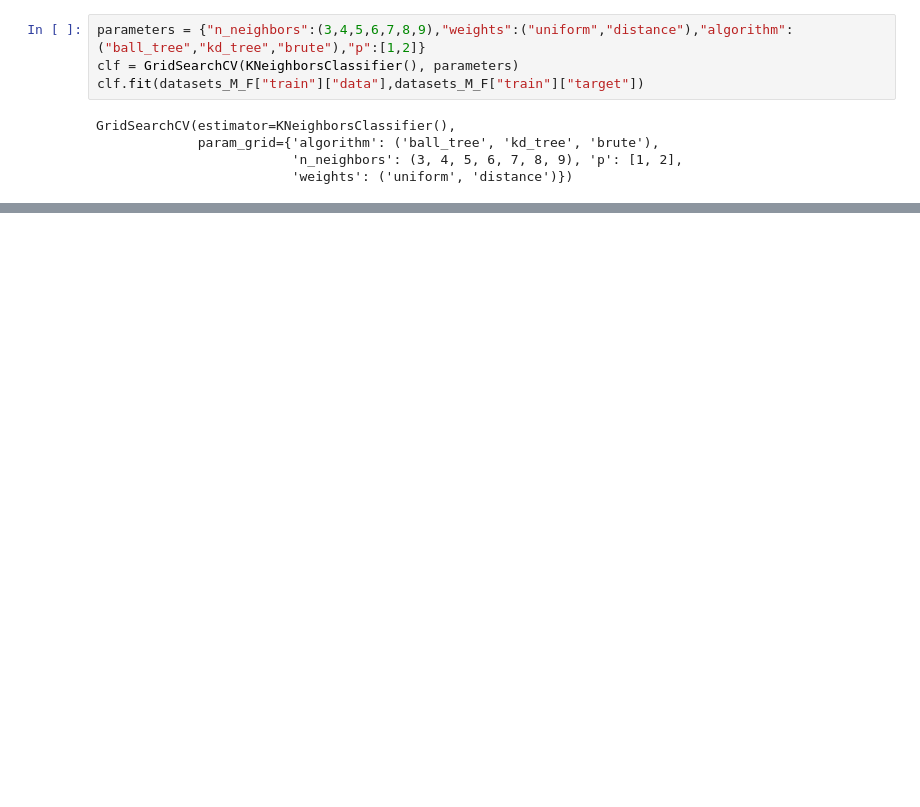
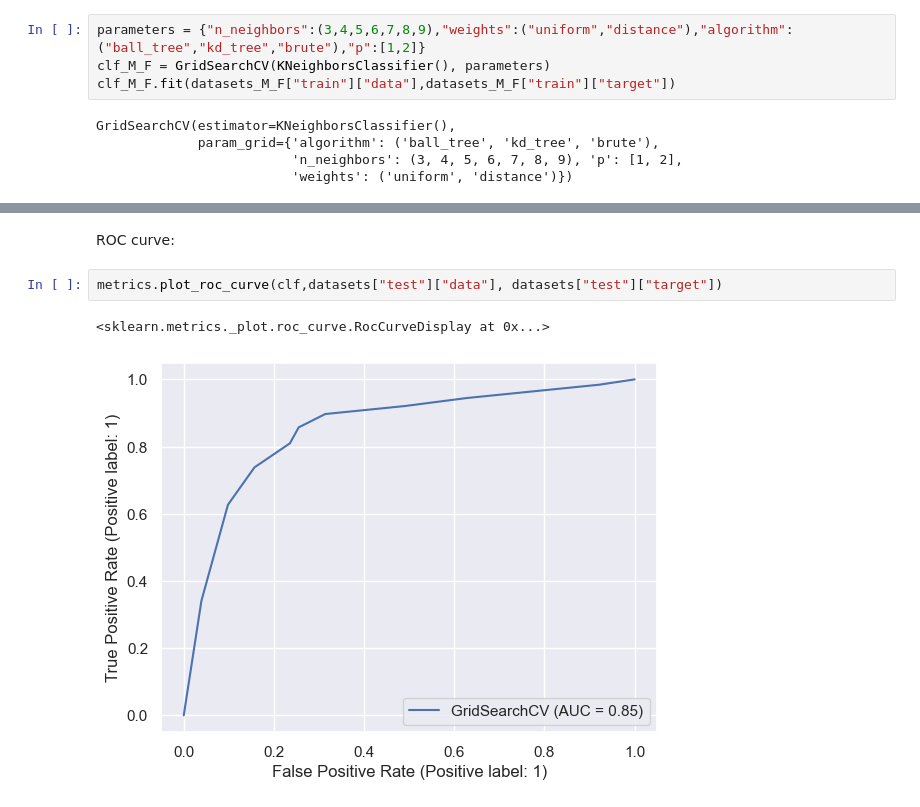
Before and after one commit to MonyaS/Hilell_tasks, a Jupyter notebook: лекция 6/task 6.ipynb, the cells around one changed output, grey strips where cells are left out. Cells and saved outputs as stored; diff of their text form; blank space fills up the shorter version.

```diff
--- a/лекция 6/task 6.ipynb
+++ b/лекция 6/task 6.ipynb
@@ -278,8 +291,8 @@ MSE for knn: 0.24293785310734464
 Подбор гиперпараметров
 # %%
 parameters = {"n_neighbors":(3,4,5,6,7,8,9),"weights":("uniform","distance"),"algorithm":("ball_tree","kd_tree","brute"),"p":[1,2]}
-clf = GridSearchCV(KNeighborsClassifier(), parameters)
-clf.fit(datasets_M_F["train"]["data"],datasets_M_F["train"]["target"])
+clf_M_F = GridSearchCV(KNeighborsClassifier(), parameters)
+clf_M_F.fit(datasets_M_F["train"]["data"],datasets_M_F["train"]["target"])
 # %% [output]
 GridSearchCV(estimator=KNeighborsClassifier(),
              param_grid={'algorithm': ('ball_tree', 'kd_tree', 'brute'),
@@ -299,0 +346,7 @@ MSE: 0.23163841807909605
+# %% [markdown]
+ROC curve:
+# %%
+metrics.plot_roc_curve(clf,datasets["test"]["data"], datasets["test"]["target"])
+# %% [output]
+<sklearn.metrics._plot.roc_curve.RocCurveDisplay at 0x...>
+[figure, added]
```
Also changed, not shown: parts of 23 cells of this notebook, 4 other files.
